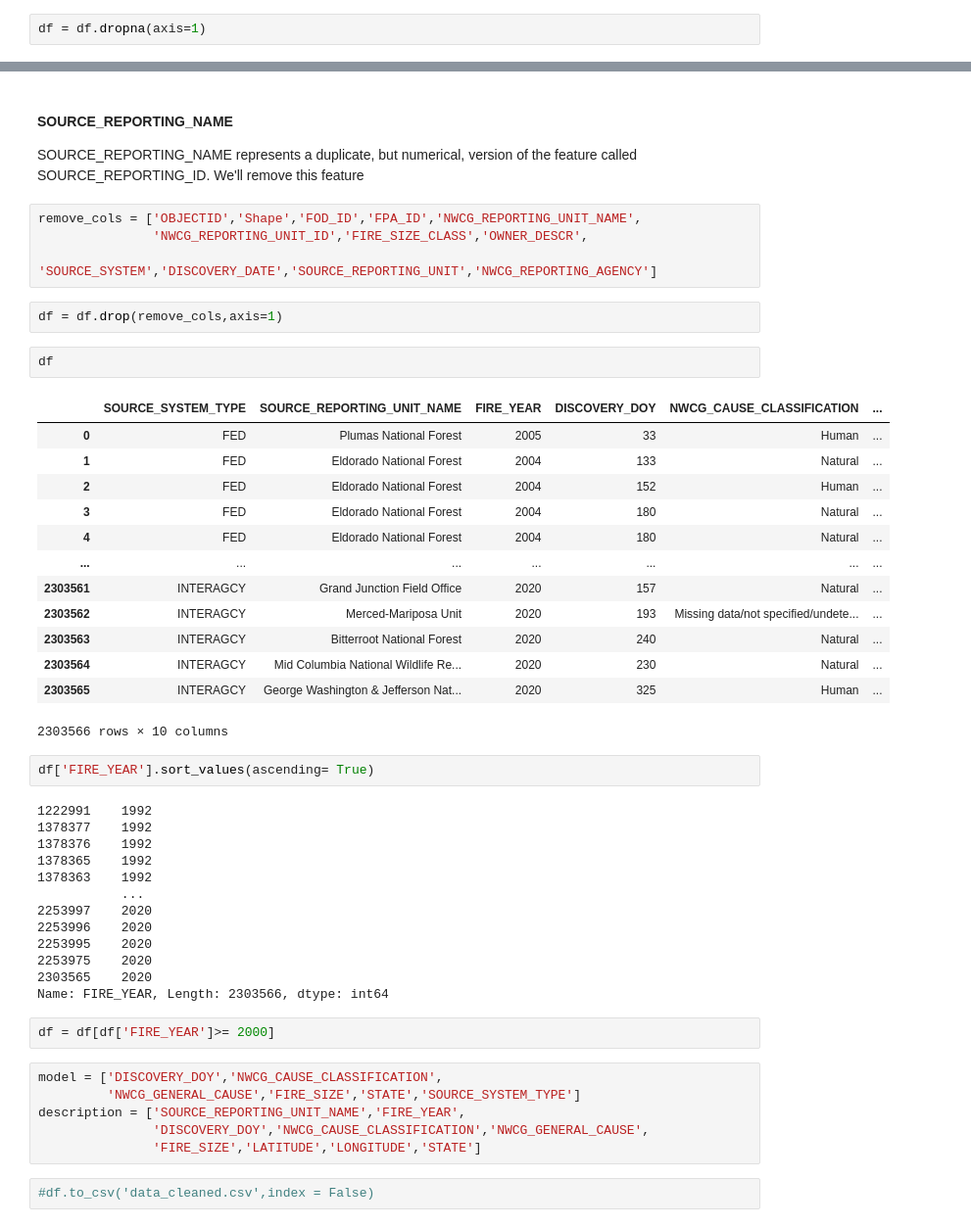
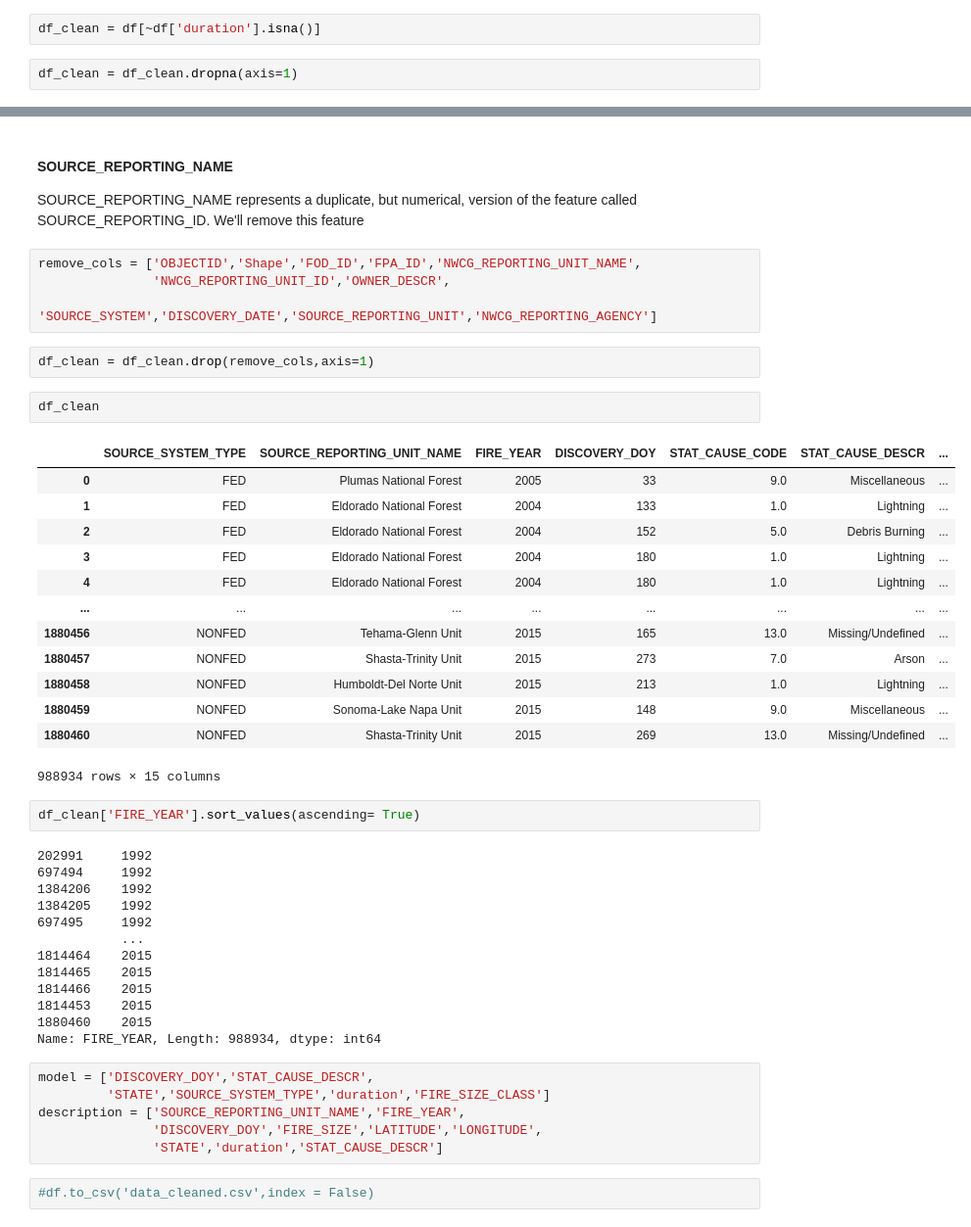
Before and after one commit to smileshey/CA-Wildfires-NN, a Jupyter notebook: 02_EDA.ipynb, the cells around one changed output, grey strips where cells are left out. Shown: that part at 98% size. Drawn from its saved outputs; the diff is of its cells as text.

```diff
--- a/02_EDA.ipynb
+++ b/02_EDA.ipynb
@@ -81,3 +112,5 @@ The features with significant missing values are features that are largely depen
+# %%
+df_clean = df[~df['duration'].isna()]
 # %%
-df = df.dropna(axis=1)
+df_clean = df_clean.dropna(axis=1)
 # %%
@@ -213,49 +250,47 @@ This feature is concerning because it may be based on the target feature for thi
 SOURCE_REPORTING_NAME represents a duplicate, but numerical, version of the feature called SOURCE_REPORTING_ID. We'll remove this feature
 # %%
 remove_cols = ['OBJECTID','Shape','FOD_ID','FPA_ID','NWCG_REPORTING_UNIT_NAME',
-               'NWCG_REPORTING_UNIT_ID','FIRE_SIZE_CLASS','OWNER_DESCR',
+               'NWCG_REPORTING_UNIT_ID','OWNER_DESCR',
                'SOURCE_SYSTEM','DISCOVERY_DATE','SOURCE_REPORTING_UNIT','NWCG_REPORTING_AGENCY']
 # %%
-df = df.drop(remove_cols,axis=1)
+df_clean = df_clean.drop(remove_cols,axis=1)
 # %%
-df
+df_clean
 # %% [output]
-|  | SOURCE_SYSTEM_TYPE | SOURCE_REPORTING_UNIT_NAME | FIRE_YEAR | DISCOVERY_DOY | NWCG_CAUSE_CLASSIFICATION | ... |
-| 0 | FED | Plumas National Forest | 2005 | 33 | Human | ... |
-| 1 | FED | Eldorado National Forest | 2004 | 133 | Natural | ... |
-| 2 | FED | Eldorado National Forest | 2004 | 152 | Human | ... |
-| 3 | FED | Eldorado National Forest | 2004 | 180 | Natural | ... |
-| 4 | FED | Eldorado National Forest | 2004 | 180 | Natural | ... |
-| ... | ... | ... | ... | ... | ... | ... |
-| 2303561 | INTERAGCY | Grand Junction Field Office | 2020 | 157 | Natural | ... |
-| 2303562 | INTERAGCY | Merced-Mariposa Unit | 2020 | 193 | Missing data/not specified/undete... | ... |
-| 2303563 | INTERAGCY | Bitterroot National Forest | 2020 | 240 | Natural | ... |
-| 2303564 | INTERAGCY | Mid Columbia National Wildlife Re... | 2020 | 230 | Natural | ... |
-| 2303565 | INTERAGCY | George Washington & Jefferson Nat... | 2020 | 325 | Human | ... |
+|  | SOURCE_SYSTEM_TYPE | SOURCE_REPORTING_UNIT_NAME | FIRE_YEAR | DISCOVERY_DOY | STAT_CAUSE_CODE | STAT_CAUSE_DESCR | ... |
+| 0 | FED | Plumas National Forest | 2005 | 33 | 9.0 | Miscellaneous | ... |
+| 1 | FED | Eldorado National Forest | 2004 | 133 | 1.0 | Lightning | ... |
+| 2 | FED | Eldorado National Forest | 2004 | 152 | 5.0 | Debris Burning | ... |
+| 3 | FED | Eldorado National Forest | 2004 | 180 | 1.0 | Lightning | ... |
+| 4 | FED | Eldorado National Forest | 2004 | 180 | 1.0 | Lightning | ... |
+| ... | ... | ... | ... | ... | ... | ... | ... |
+| 1880456 | NONFED | Tehama-Glenn Unit | 2015 | 165 | 13.0 | Missing/Undefined | ... |
+| 1880457 | NONFED | Shasta-Trinity Unit | 2015 | 273 | 7.0 | Arson | ... |
+| 1880458 | NONFED | Humboldt-Del Norte Unit | 2015 | 213 | 1.0 | Lightning | ... |
+| 1880459 | NONFED | Sonoma-Lake Napa Unit | 2015 | 148 | 9.0 | Miscellaneous | ... |
+| 1880460 | NONFED | Shasta-Trinity Unit | 2015 | 269 | 13.0 | Missing/Undefined | ... |
-2303566 rows × 10 columns
+988934 rows × 15 columns
 # %%
-df['FIRE_YEAR'].sort_values(ascending= True)
+df_clean['FIRE_YEAR'].sort_values(ascending= True)
 # %% [output]
-1222991    1992
-1378377    1992
-1378376    1992
-1378365    1992
-1378363    1992
+202991     1992
+697494     1992
+1384206    1992
+1384205    1992
+697495     1992
            ...
-2253997    2020
-2253996    2020
-2253995    2020
-2253975    2020
-2303565    2020
-Name: FIRE_YEAR, Length: 2303566, dtype: int64
+1814464    2015
+1814465    2015
+1814466    2015
+1814453    2015
+1880460    2015
+Name: FIRE_YEAR, Length: 988934, dtype: int64
-# %%
-df = df[df['FIRE_YEAR']>= 2000]
 # %%
-model = ['DISCOVERY_DOY','NWCG_CAUSE_CLASSIFICATION',
-         'NWCG_GENERAL_CAUSE','FIRE_SIZE','STATE','SOURCE_SYSTEM_TYPE']
+model = ['DISCOVERY_DOY','STAT_CAUSE_DESCR',
+         'STATE','SOURCE_SYSTEM_TYPE','duration','FIRE_SIZE_CLASS']
 description = ['SOURCE_REPORTING_UNIT_NAME','FIRE_YEAR',
-               'DISCOVERY_DOY','NWCG_CAUSE_CLASSIFICATION','NWCG_GENERAL_CAUSE',
-               'FIRE_SIZE','LATITUDE','LONGITUDE','STATE']
+               'DISCOVERY_DOY','FIRE_SIZE','LATITUDE','LONGITUDE',
+               'STATE','duration','STAT_CAUSE_DESCR']
 # %%
 #df.to_csv('data_cleaned.csv',index = False)
 # %%
```
Also changed, not shown: parts of 29 cells of this notebook, 6 other files.
